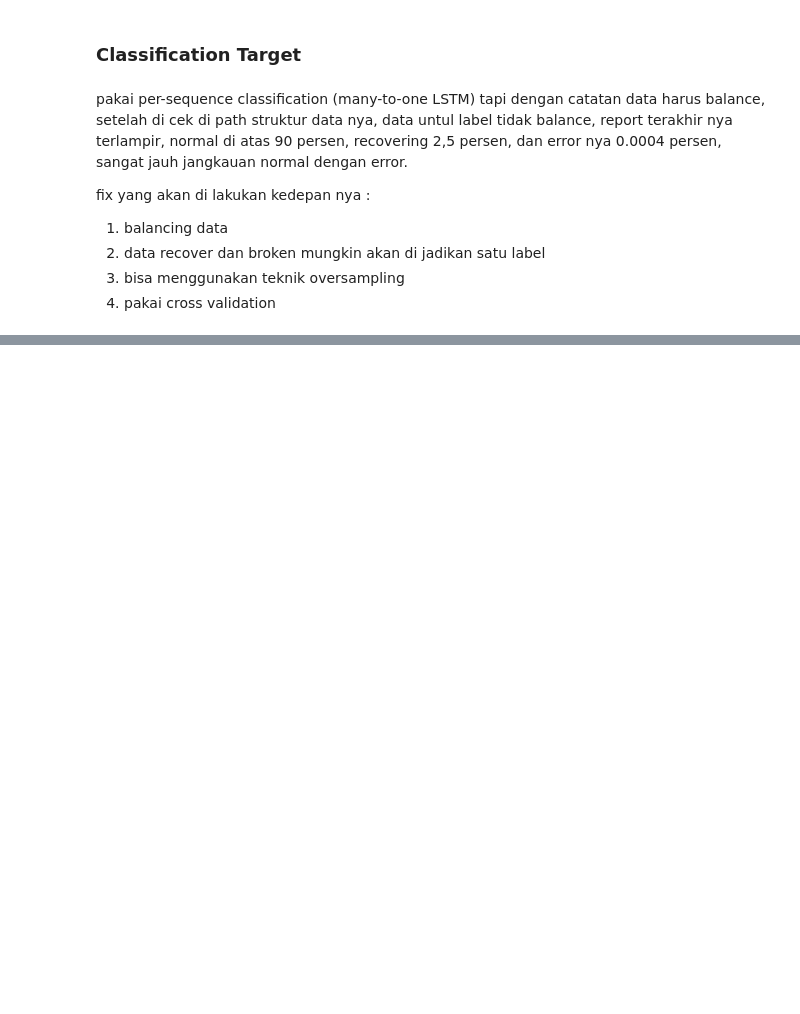
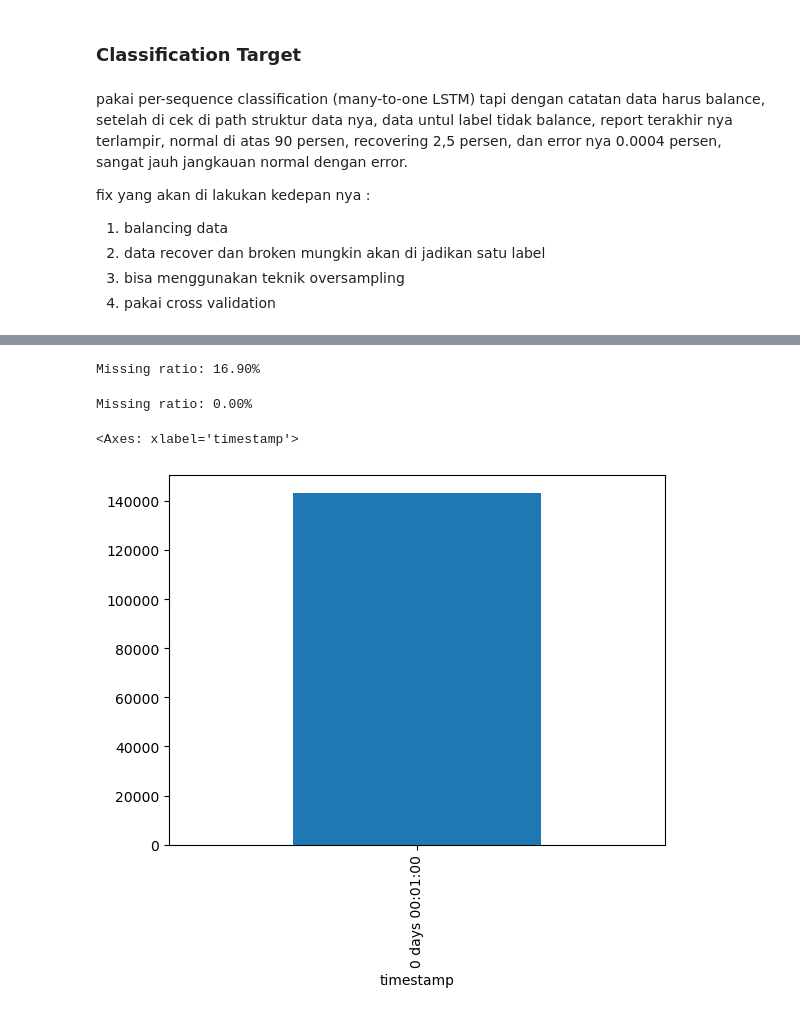
Before and after one commit to TurmaeUrsorum/Pump-Sensor-Time-Series, a Jupyter notebook: notebooks/RND.ipynb, the cells around one changed output, grey strips where cells are left out. Saved outputs shown, nothing was run; the diff lists cells and outputs as text; code cells hidden in the pictures; blank space fills up the shorter version.

```diff
--- a/notebooks/RND.ipynb
+++ b/notebooks/RND.ipynb
@@ -264,0 +281,3 @@ fix yang akan di lakukan kedepan nya :
+# %%
+df_sensor = df_sensor.sort_values("timestamp")
+df_sensor.head(10)
@@ -264,0 +297,6 @@ fix yang akan di lakukan kedepan nya :
+# %%
+# hitung selesih antar timestamp
+df_sensor["delta"] = df_sensor["timestamp"].diff()
+
+# cek distribusi jarak waktu nya
+df_sensor["delta"].value_counts().head(10)
@@ -264,0 +316,25 @@ fix yang akan di lakukan kedepan nya :
+# %%
+df_sensor = df_sensor.set_index('timestamp')
+
+# Reindex ke setiap menit (sesuai resolusi data kamu)
+df_sensor = df_sensor.resample('1T').asfreq()
+
+# Cek berapa banyak missing
+missing_ratio = df_sensor.isna().mean().mean()
+print(f"Missing ratio: {missing_ratio:.2%}")
+# %% [output]
+Missing ratio: 16.90%
+# %%
+# Isi nilai sensor yang hilang (pilihan umum: forward fill)
+df_sensor = df_sensor.ffill()
+# %%
+# Cek berapa banyak missing
+missing_ratio = df_sensor.isna().mean().mean()
+print(f"Missing ratio: {missing_ratio:.2%}")
+# %% [output]
+Missing ratio: 0.00%
+# %%
+df_sensor.index.to_series().diff().value_counts().plot(kind='bar')
+# %% [output]
+<Axes: xlabel='timestamp'>
+[figure, added]
```
Also changed, not shown: parts of 11 cells of this notebook.
